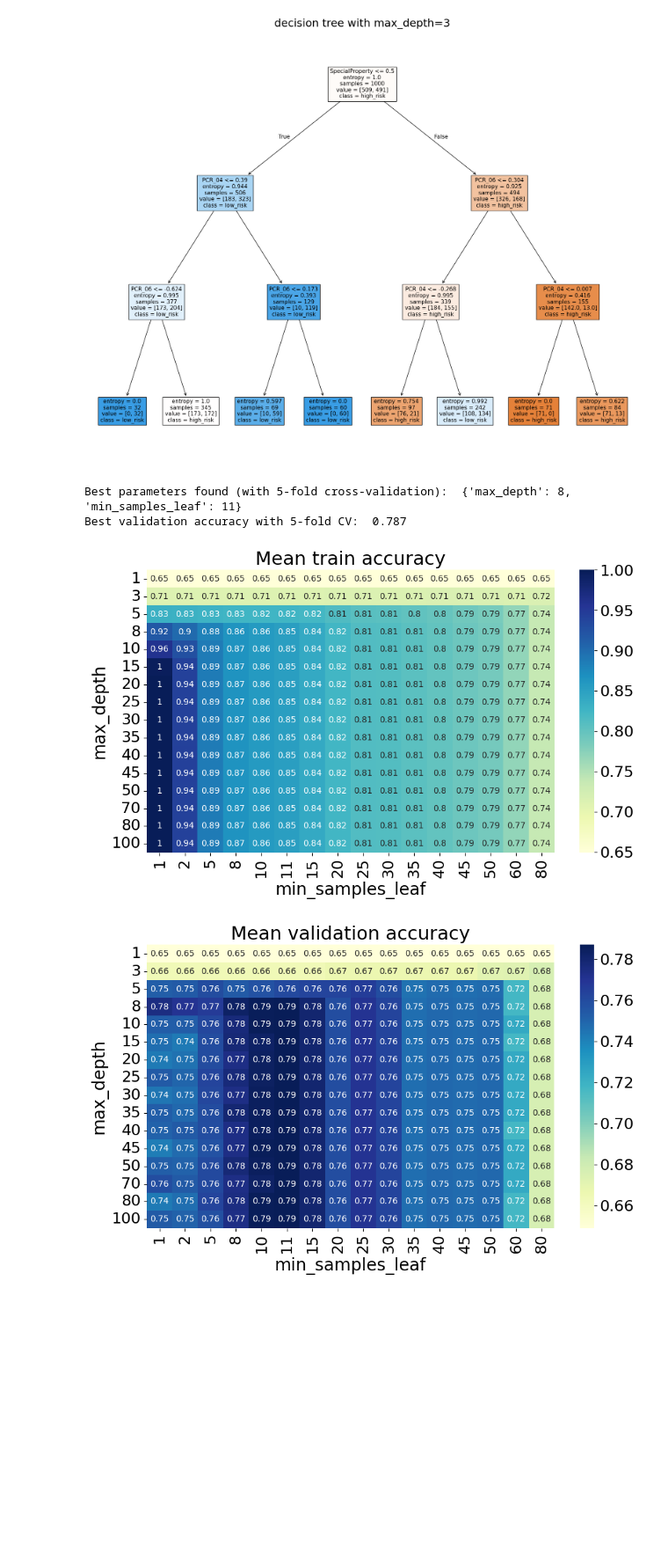
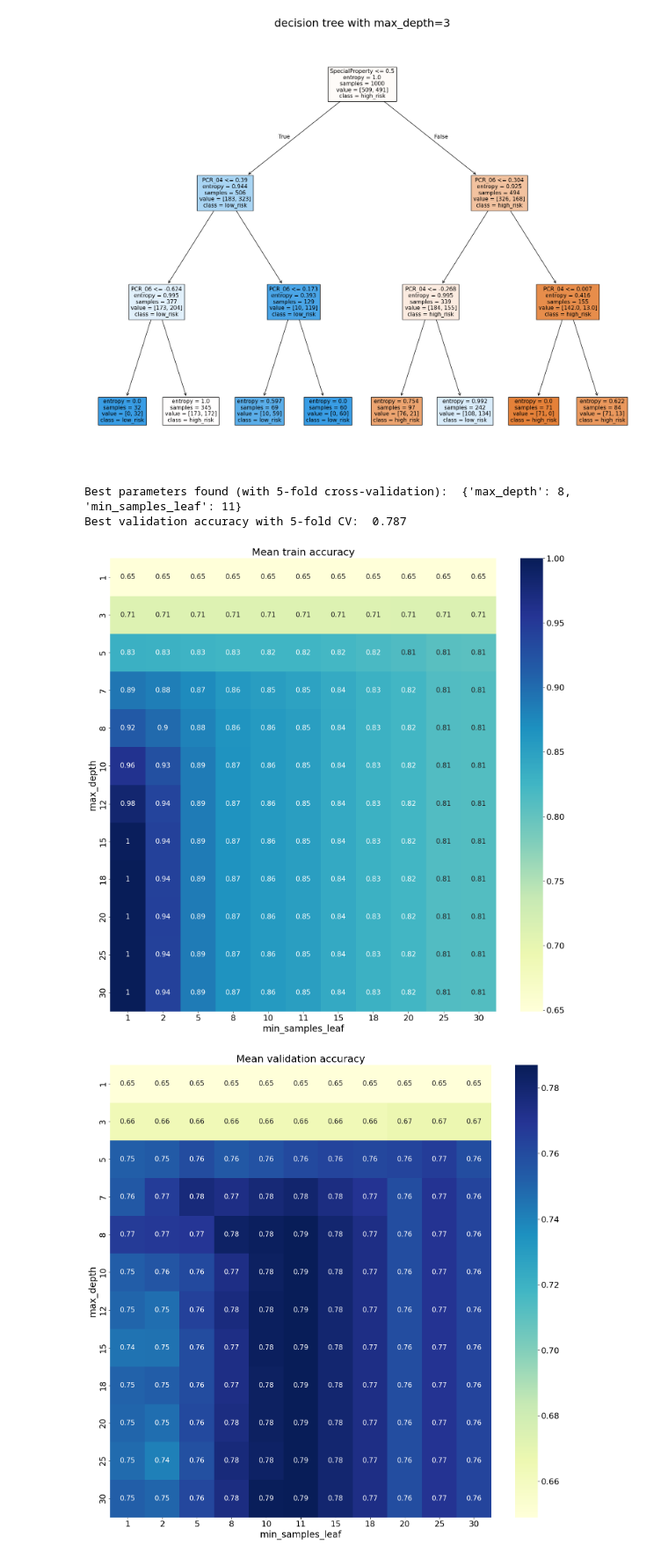
Before and after one commit to LocalTed/lomdot2, a Jupyter notebook: HW1_template.ipynb, the cells around one changed output. Shown at 88% size. Saved outputs shown, nothing was run; the diff lists cells and outputs as text; code cells hidden in the pictures; blank space fills up the shorter version.

```diff
--- a/HW1_template.ipynb
+++ b/HW1_template.ipynb
@@ -184,8 +184,8 @@ from sklearn.model_selection import GridSearchCV
 
 
 param_grid = {
-    'max_depth': [1,3, 5, 8 , 10, 15 ,20 ,25, 30 ,35 , 40 , 45, 50 , 70 , 80 ,100  ],  # Hyperparameter range for max_depth
-    'min_samples_leaf': [1, 2, 5, 8 , 10 , 11 , 15 , 20 ,25 , 30 , 35, 40, 45, 50 , 60,80 ]  # Hyperparameter range for min_samples_leaf
+    'max_depth': [1,3, 5, 7, 8 , 10, 12, 15, 18 ,20 ,25, 30    ],  # Hyperparameter range for max_depth
+    'min_samples_leaf': [1, 2,5,  8 , 10 , 11 , 15 , 18, 20 ,25 , 30   ]  # Hyperparameter range for min_samples_leaf
 }
 
 
@@ -198,39 +198,39 @@ grid_search = GridSearchCV(estimator=dt, param_grid=param_grid, cv=5, scoring='a
 grid_search.fit(X,Y)
 
 # Print the best parameters and the best validation score
 print("Best parameters found (with 5-fold cross-validation): ", grid_search.best_params_)
 print("Best validation accuracy with 5-fold CV: ", grid_search.best_score_)
 
 train_accuracies = grid_search.cv_results_['mean_train_score'].reshape(len(param_grid['max_depth']), len(param_grid['min_samples_leaf']))
 
 valid_accuracies = grid_search.cv_results_['mean_test_score'].reshape(len(param_grid['max_depth']), len(param_grid['min_samples_leaf']))
 
 
-plt.figure(figsize=(18, 6))
+plt.figure(figsize=(30, 15))
 plt.subplot(1, 2, 1)
-sns.heatmap(train_accuracies, annot=True, cmap="YlGnBu", xticklabels=param_grid['min_samples_leaf'], yticklabels=param_grid['max_depth'])
+sns.heatmap(train_accuracies, annot=True, cmap="YlGnBu", xticklabels=param_grid['min_samples_leaf'], yticklabels=param_grid['max_depth'] , annot_kws={"size": 15} )
 plt.title('Mean train accuracy')
 plt.xlabel('min_samples_leaf')
 plt.ylabel('max_depth')
 plt.tight_layout()
 plt.show()
 
 
-plt.figure(figsize=(18, 6))
+plt.figure(figsize=(30, 15))
 plt.subplot(1, 2, 2)
-sns.heatmap(valid_accuracies, annot=True, cmap="YlGnBu", xticklabels=param_grid['min_samples_leaf'], yticklabels=param_grid['max_depth'])
+sns.heatmap(valid_accuracies, annot=True, cmap="YlGnBu", xticklabels=param_grid['min_samples_leaf'], yticklabels=param_grid['max_depth'], annot_kws={"size": 15})
 plt.title('Mean validation accuracy')
 plt.xlabel('min_samples_leaf')
 plt.ylabel('max_depth')
 plt.tight_layout()
 
 # Show the plots
 plt.show()
 # %% [output]
 Best parameters found (with 5-fold cross-validation):  {'max_depth': 8, 'min_samples_leaf': 11}
 Best validation accuracy with 5-fold CV:  0.787
-[figure, old version]
+[figure, new version]
-[figure, old version]
+[figure, new version]
 # %%
 #Q8
 
```
Also changed, not shown: parts of 7 cells of this notebook.
